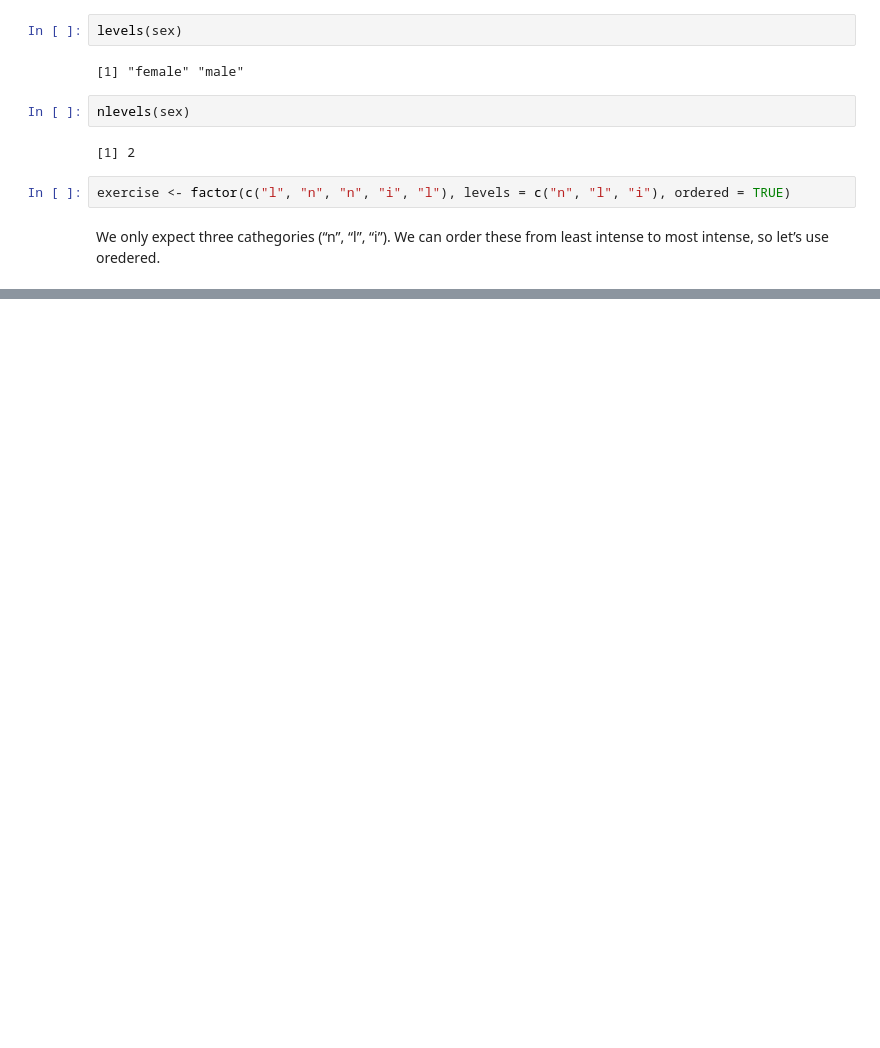
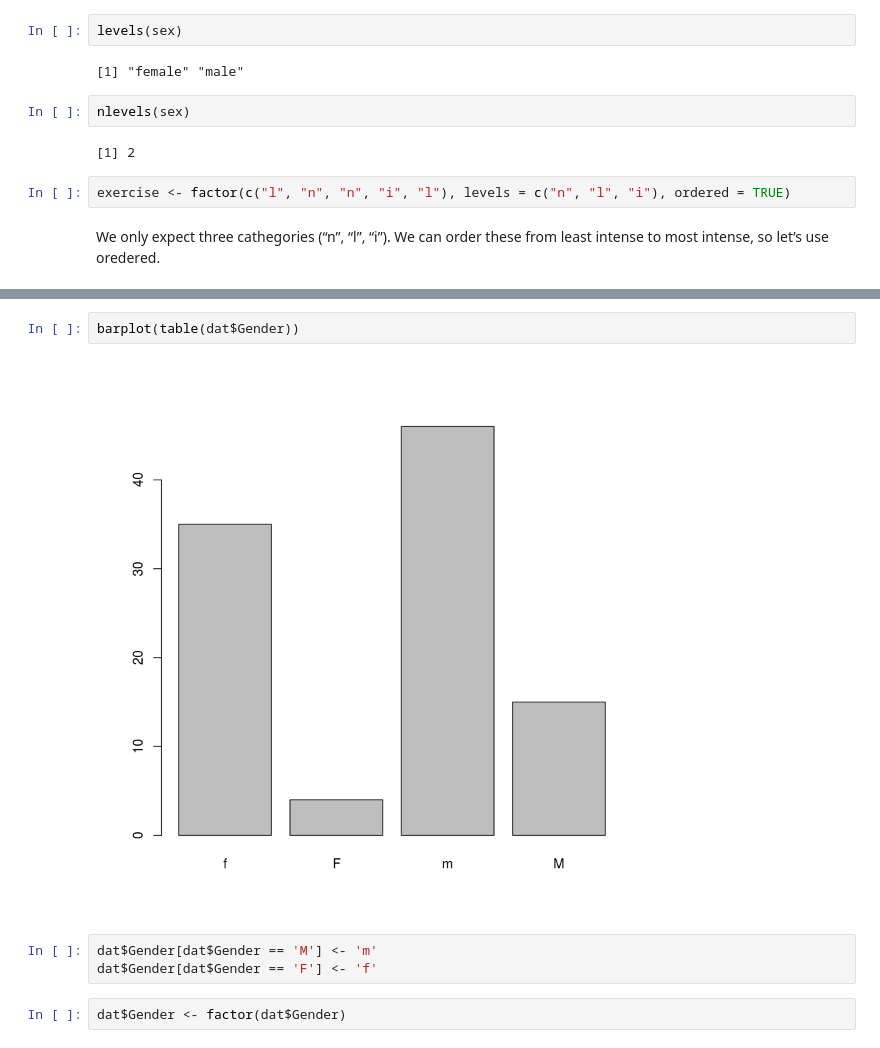
Before and after one commit to abhashkumar/Understanding_R, a Jupyter notebook: Programming_WIth_R.ipynb, the cells around one changed output, grey strips where cells are left out. Drawn from its saved outputs; the diff is of its cells as text; blank space fills up the shorter version.

```diff
--- a/Programming_WIth_R.ipynb
+++ b/Programming_WIth_R.ipynb
@@ -1329,0 +1450,9 @@ We only expect three cathegories (“n”, “l”, “i”). We can order these
+# %%
+barplot(table(dat$Gender))
+# %% [output]
+[figure, added]
+# %%
+dat$Gender[dat$Gender == 'M'] <- 'm'
+dat$Gender[dat$Gender == 'F'] <- 'f'
+# %%
+dat$Gender <- factor(dat$Gender)
```
Also changed, not shown: parts of 101 cells of this notebook.
